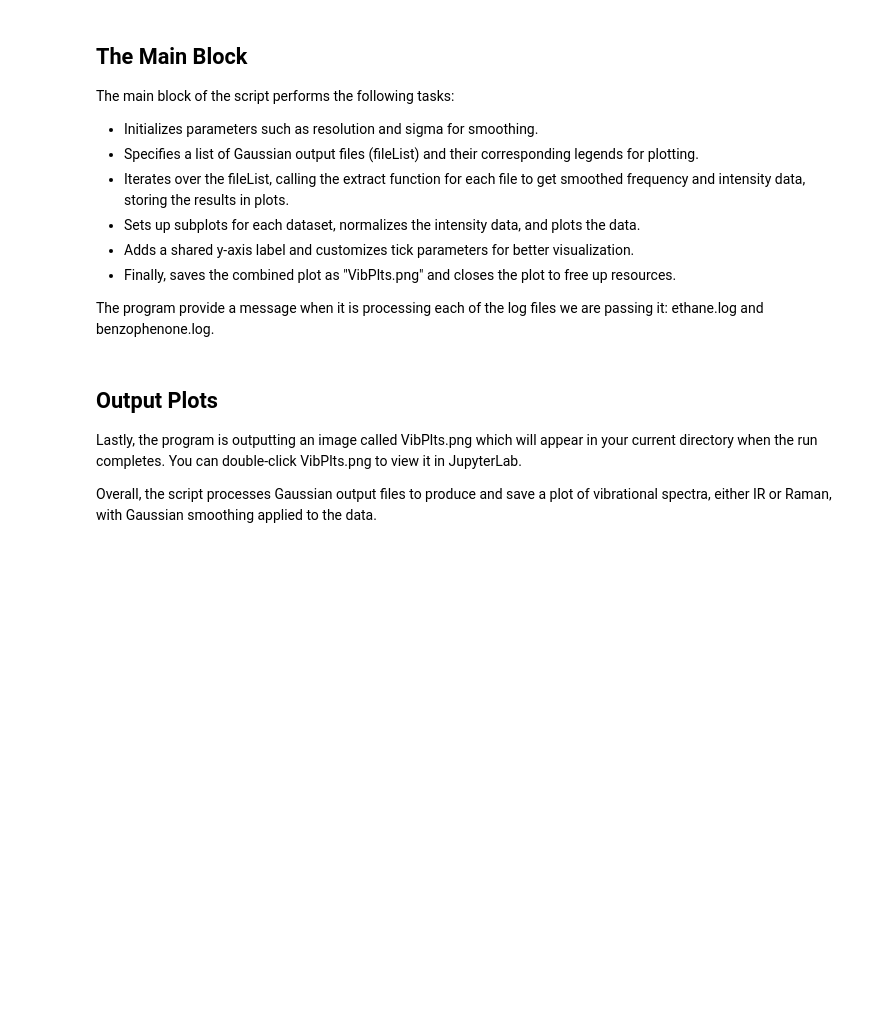
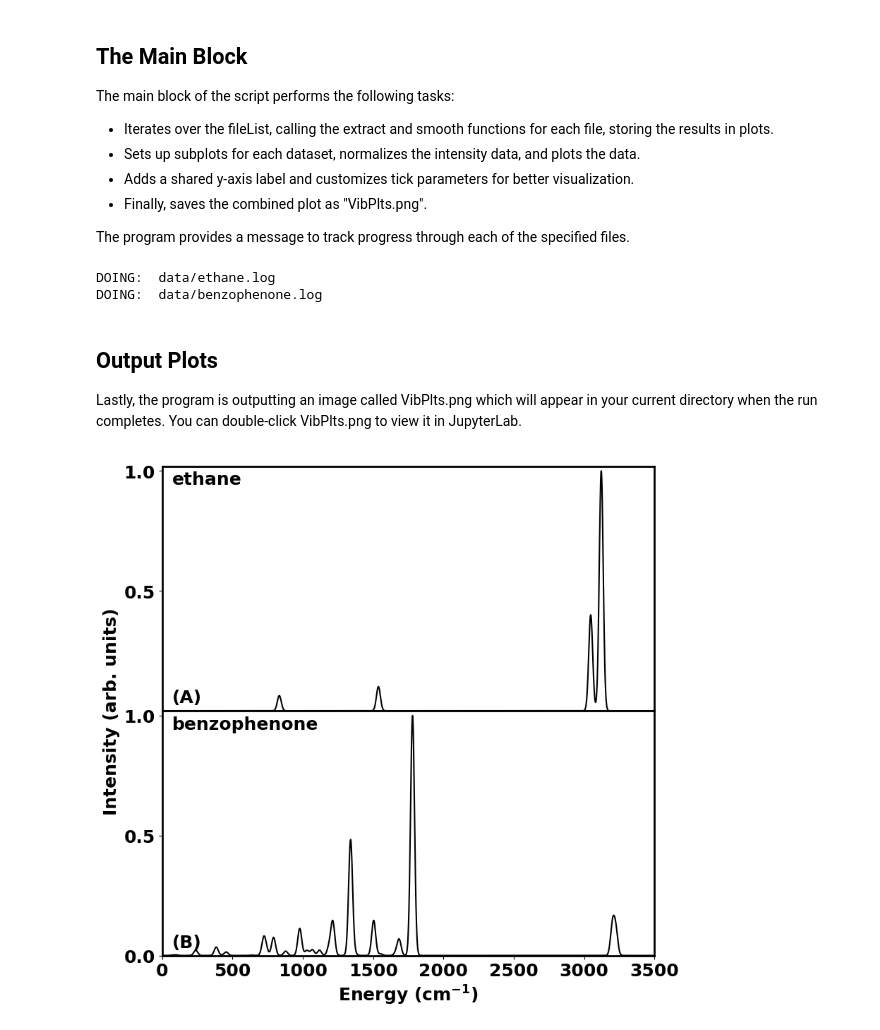
Before and after one commit to UWrc/MEMC-REU, a Jupyter notebook: python_plotting/09-vibrational_spectra_plots.ipynb, the cells around one changed output. Saved outputs shown, nothing was run; the diff lists cells and outputs as text; code cells hidden in the pictures; blank space fills up the shorter version.

Commit message:
Merge pull request #4 from rbeck4/add-gaussian-plotting
Add gaussian plotting

```diff
--- a/python_plotting/09-vibrational_spectra_plots.ipynb
+++ b/python_plotting/09-vibrational_spectra_plots.ipynb
@@ -8,0 +14,12 @@ This Python script processes frequency data from Gaussian output files to create
+# %%
+resolution = 1
+sigma = 14
+enMin = 0.
+enMax = 3500.
+
+fileList = ["data/ethane.log", \
+            "data/benzophenone.log", \
+              ]
+legends = ["ethane", \
+           "benzophenone", \
+           ]
@@ -131,63 +89,67 @@ def extract(typeSpect, enMax, enMin, sigma, resolution, fileNM):
 # %% [markdown]
 ## The Main Block
 The main block of the script performs the following tasks:
-* Initializes parameters such as resolution and sigma for smoothing.
-* Specifies a list of Gaussian output files (fileList) and their corresponding legends for plotting.
-* Iterates over the fileList, calling the extract function for each file to get smoothed frequency and intensity data, storing the results in plots.
+* Iterates over the fileList, calling the extract and smooth functions for each file, storing the results in plots.
 * Sets up subplots for each dataset, normalizes the intensity data, and plots the data.
 * Adds a shared y-axis label and customizes tick parameters for better visualization.
-* Finally, saves the combined plot as "VibPlts.png" and closes the plot to free up resources.
+* Finally, saves the combined plot as "VibPlts.png".
 
-The program provide a message when it is processing each of the log files we are passing it: ethane.log and benzophenone.log.
+The program provides a message to track progress through each of the specified files.
 # %%
 ###MAIN PROGRAM BEGINS###
-resolution = 1; sigma = 4
-fileList = ["data/ethane.log", \
-            "data/benzophenone.log", \
-              ]
-legends = ["ethane", \
-           "benzophenone", \
-           ]
-letters = ['(a)', '(b)', '(c)', '(d)', '(e)', '(f)']
+
 plots = []
 
 for fileNM in fileList:
-  print("DOING: ", fileNM)
-  plots.append(extract('ir', 3500, 0, sigma, resolution, fileNM))
+    print("DOING: ", fileNM)
+    with open(fileNM) as fileIN:
+        sticks = (extract(fileIN, 'ir'))
+        if len(sticks) < 1:
+            print("WARNING, no frequencies found, please ensure it is a frequency file")
+            sticks = (np.asarray([[0., 0.],[0., 0.]]))
+        subPlot = np.asarray([[x, 0.] for x in np.arange(enMin, enMax+resolution, resolution)])
+        plots.append(gauSmooth(sticks, sigma, subPlot))
+
+plots = np.asarray(plots)
+# %% [output]
+DOING:  data/ethane.log
+DOING:  data/benzophenone.log
 # %% [markdown]
 ## Output Plots
 
 Lastly, the program is outputting an image called VibPlts.png which will appear in your current directory when the run completes. You can double-click VibPlts.png to view it in JupyterLab.
-
-Overall, the script processes Gaussian output files to produce and save a plot of vibrational spectra, either IR or Raman, with Gaussian smoothing applied to the data.
 # %%
 #PLOTTING:
-fig, ax = plt.subplots(len(fileList), sharex=True, gridspec_kw={'hspace': 0},figsize=(9,9))
+fig, ax = plt.subplots(len(fileList), sharex=True, gridspec_kw={'hspace': 0},figsize=(9,9),squeeze=False)
 for i, p in enumerate(plots):
   #Normalize each to itself:
-  maxLight = max(p[1])
+  maxLight = max(p[:,1])
 
   if maxLight > 0:
-    p[1] = p[1] / maxLight
+    p[:,1] = p[:,1] / maxLight
+  else:
+    print("WARNING, no itns found in energy range, check")
 
-  ax[i].plot(p[0], p[1], color='k')
-  ax[i].set_xlim([0, 3500])
-  #ax[i].annotate(letters[i], [1749,1.00], ha='right',va='top')
-  ax[i].annotate(legends[i], [0,1.00], ha='left',va='top')
+  ax[i,0].plot(p[:,0], p[:,1], color='k')
+  ax[i,0].set_xlim([0, 3500])
+  ax[i,0].text(0.02, 0.02, "(" + string.ascii_uppercase[i] + ")", ha='left',va='bottom', transform=ax[i,0].transAxes)
+  ax[i,0].text(0.02, 0.98, legends[i], ha='left',va='top', transform=ax[i,0].transAxes)
 
   if i == len(fileList)-1:
-    ax[i].set_yticks([0.0,0.5,1.0])
+    ax[i,0].set_yticks([0.0,0.5,1.0])
   else:
-    ax[i].set_yticks([0.5,1])
-  ax[i].set_ylim([0,1.02])
+    ax[i,0].set_yticks([0.5,1])
+  ax[i,0].set_ylim([0,1.02])
+
+plt.xlim(enMin, enMax)
 
 #Shared Y-axis label:
 fig.add_subplot(111, frameon=False)
 plt.tick_params(labelcolor='none', which='both', top=False, bottom=False, left=False, right=False)
 plt.ylabel("Intensity (arb. units)", fontweight='bold')
+plt.xlabel("Energy (cm$^{-1}$)",fontweight='bold')
 
-plt.xlabel("Energy (cm$^{-1}$)",fontweight='bold')
-fig.tight_layout()
-#plt.show()
 plt.savefig("VibPlts.png")
-plt.close()
+plt.show()
+# %% [output]
+[figure, added]
```
Also changed, not shown: parts of 10 cells of this notebook, 3 other files.
